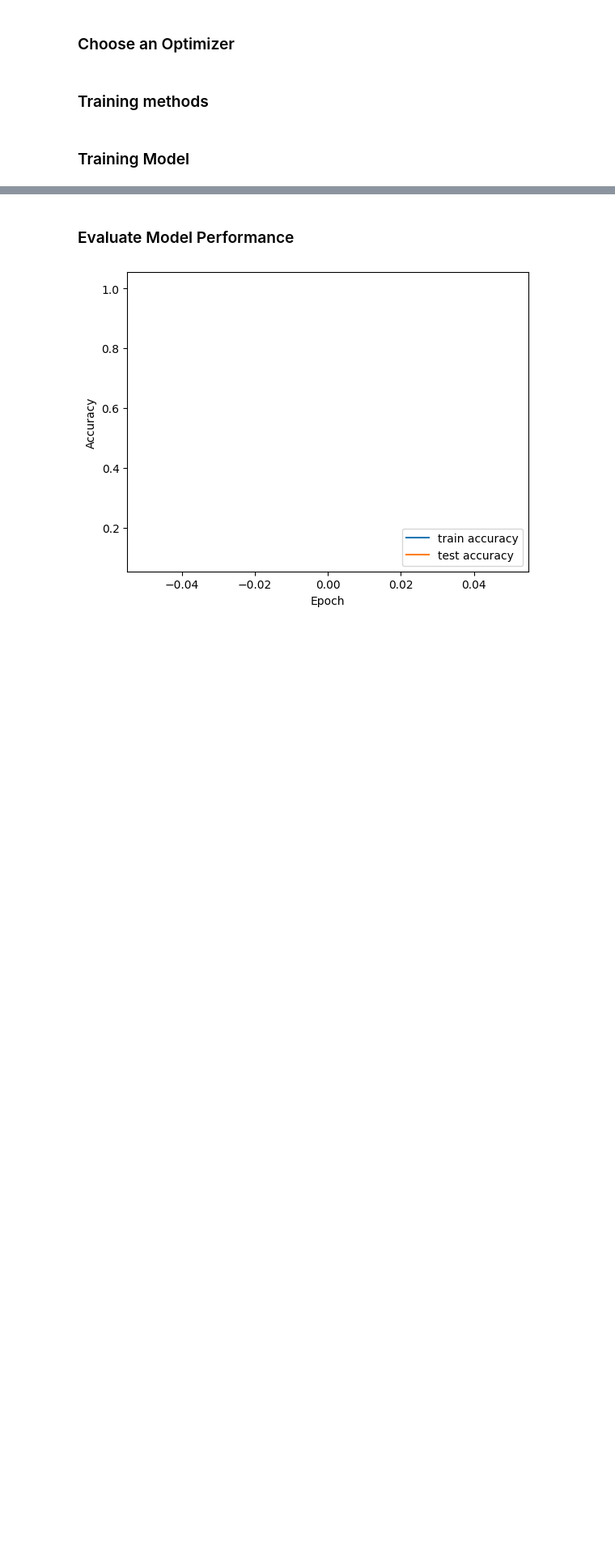
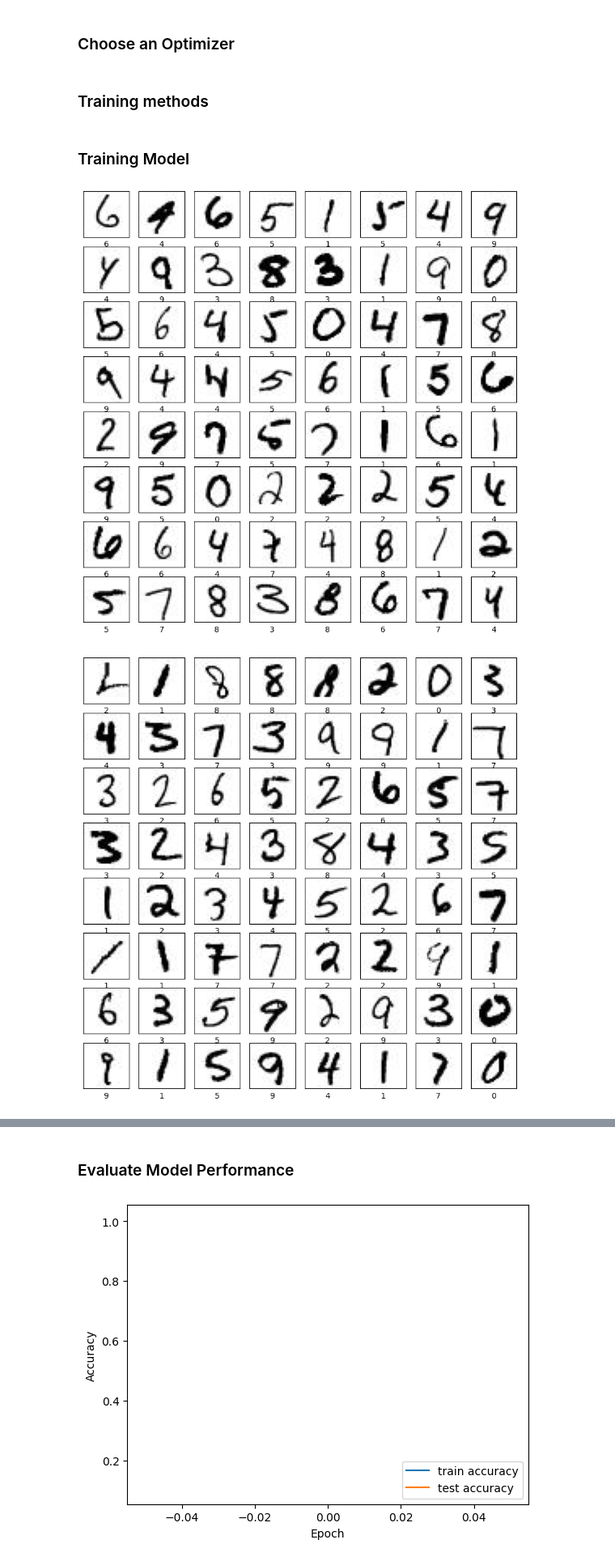
Before and after one commit to MmdSparrow/Mytorch-library, a Jupyter notebook: MNIST-mlp.ipynb, the cells around one changed output, grey strips where cells are left out. Shown at 81% size. Drawn from its saved outputs; the diff is of its cells as text; code cells hidden in the pictures; blank space fills up the shorter version.

```diff
--- a/MNIST-mlp.ipynb
+++ b/MNIST-mlp.ipynb
@@ -128,39 +128,55 @@ def caluculate_acc(data_loader, model, length):
   for batch in data_loader.getTest():
     x_test_dev = batch[0]
     y_test_dev = batch[1]
+    show_batch(x_test_dev, y_test_dev)
     yp = model(x_test_dev)
 
     yp= np.argmax(yp.data, axis=1)
     acc += np.sum(yp == y_test_dev.data)
   return acc / length
+
+
+def show_batch(X_train, y_train):
+  plt.figure(figsize=(10,10))
+  for i in range(64):
+      plt.subplot(8,8,i+1)
+      plt.xticks([])
+      plt.yticks([])
+      plt.grid(False)
+      plt.imshow(X_train[i].data, cmap=plt.cm.binary)
+      plt.xlabel(y_train[i].data)
+  plt.show()
 # %% [markdown]
 ### Training Model
 # %%
 "TODO: define number of epoch and train batches of data on your model. also test each epoch."
 EPOCH = 3
 
 for i in tqdm(range(EPOCH)):
 
     train_acc = []
     test_acc = []
     best_train_acc = 0.0
     best_test_acc = 0.0
 
     "TODO: train over your defined batches and save train accuracy for each epoch."
-    # train_acc.append(train_one_epoch(model, data_loader, optimizer, criterion, 1000)[1].item())
-    train_acc.append(train_one_epoch(model, data_loader, optimizer, criterion, 1000)[1])
+    # train_acc.append(train_one_epoch(model, data_loader, optimizer, criterion, 10000)[1].item())
+    train_acc.append(train_one_epoch(model, data_loader, optimizer, criterion, 10000)[1])
 
     if best_train_acc < train_acc[-1]:
         best_train_acc = train_acc[-1]
 
     "TODO: test your model after each training and save test accuracy for each epoch."
 
     # test_acc.append(caluculate_acc(data_loader, model, 1000).item())
     test_acc.append(caluculate_acc(data_loader, model, 1000))
 
 
     if best_test_acc < test_acc[-1]:
         best_test_acc = test_acc[-1]
 
     if train_acc[-1] > 0.99 and test_acc[-1] > 0.99:
         break
+# %% [output]
+[figure, added]
+[figure, added]
```
Also changed, not shown: parts of 1 cell of this notebook, 2 other files.
